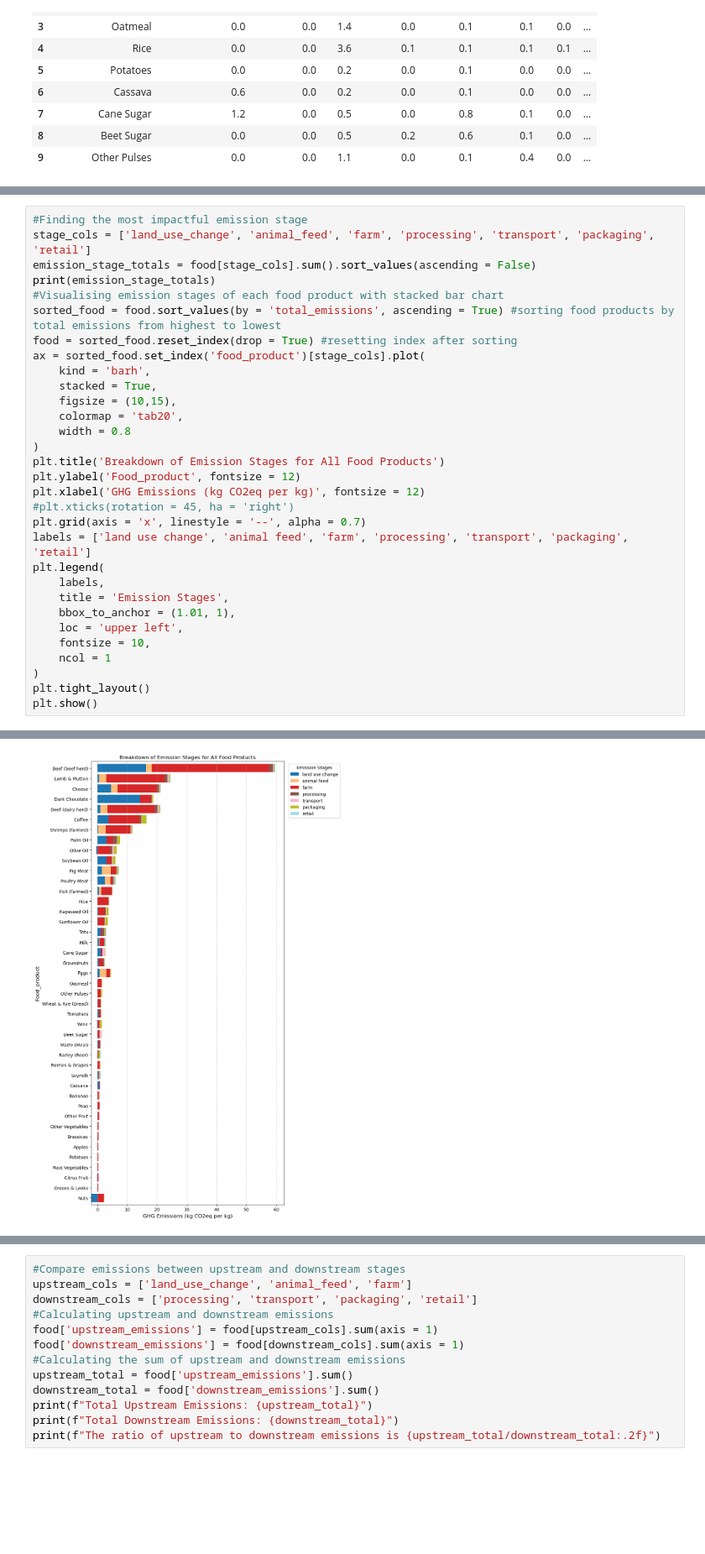
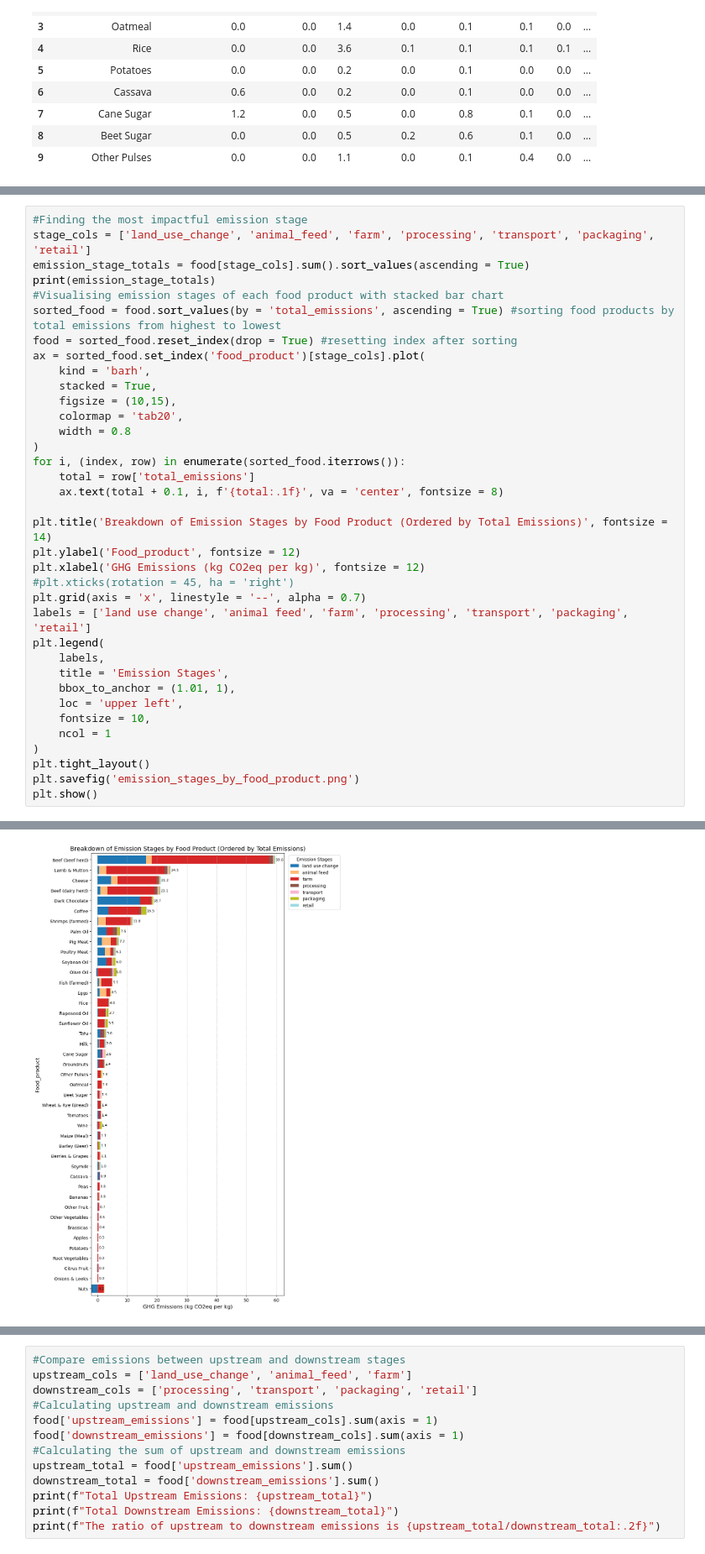
Before and after one commit to dtranmonica/carbon_on_the_plate, a Jupyter notebook: notebooks/data_visualisation.ipynb, the cells around one changed output, grey strips where cells are left out. Shown at 84% size. Cells and saved outputs as stored; diff of their text form; blank space fills up the shorter version.

```diff
--- a/notebooks/data_visualisation.ipynb
+++ b/notebooks/data_visualisation.ipynb
@@ -108,7 +119,7 @@ Drawing from the previous results, most of the lowest emitters are vegetables, b
 # %%
 #Finding the most impactful emission stage
 stage_cols = ['land_use_change', 'animal_feed', 'farm', 'processing', 'transport', 'packaging', 'retail']
-emission_stage_totals = food[stage_cols].sum().sort_values(ascending = False)
+emission_stage_totals = food[stage_cols].sum().sort_values(ascending = True)
 print(emission_stage_totals)
 #Visualising emission stages of each food product with stacked bar chart
 sorted_food = food.sort_values(by = 'total_emissions', ascending = True) #sorting food products by total emissions from highest to lowest
@@ -120,7 +131,11 @@ ax = sorted_food.set_index('food_product')[stage_cols].plot(
     colormap = 'tab20',
     width = 0.8
 )
-plt.title('Breakdown of Emission Stages for All Food Products')
+for i, (index, row) in enumerate(sorted_food.iterrows()):
+    total = row['total_emissions']
+    ax.text(total + 0.1, i, f'{total:.1f}', va = 'center', fontsize = 8)
+
+plt.title('Breakdown of Emission Stages by Food Product (Ordered by Total Emissions)', fontsize = 14)
 plt.ylabel('Food_product', fontsize = 12)
 plt.xlabel('GHG Emissions (kg CO2eq per kg)', fontsize = 12)
 #plt.xticks(rotation = 45, ha = 'right')
@@ -135,5 +150,6 @@ plt.legend(
     ncol = 1
 )
 plt.tight_layout()
+plt.savefig('emission_stages_by_food_product.png')
 plt.show()
 # %% [output]
@@ -147,3 +163,3 @@ retail               3.0
 dtype: float64
-[figure, old version]
+[figure, new version]
 # %% [markdown]
```
Also changed, not shown: parts of 17 cells of this notebook, 10 other files.
